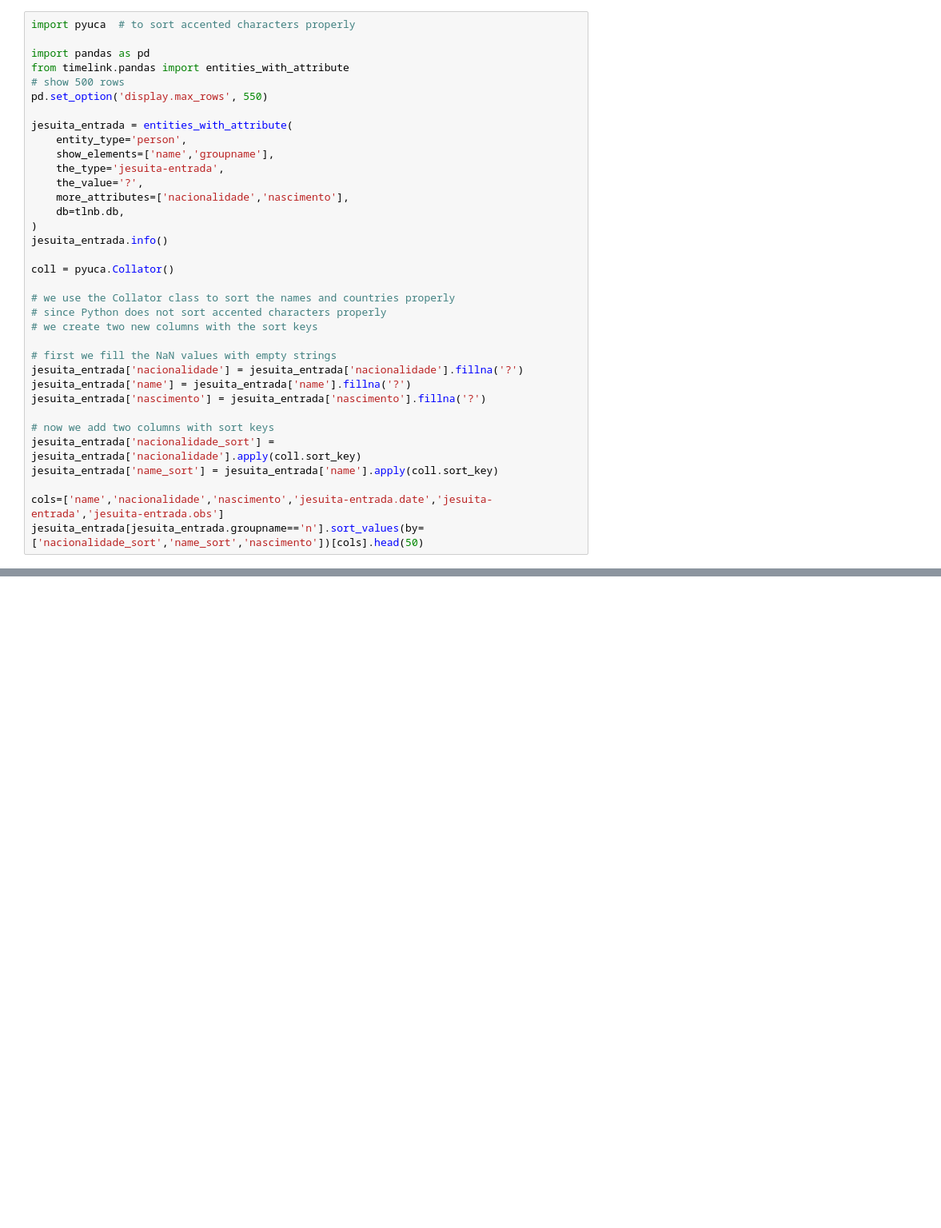
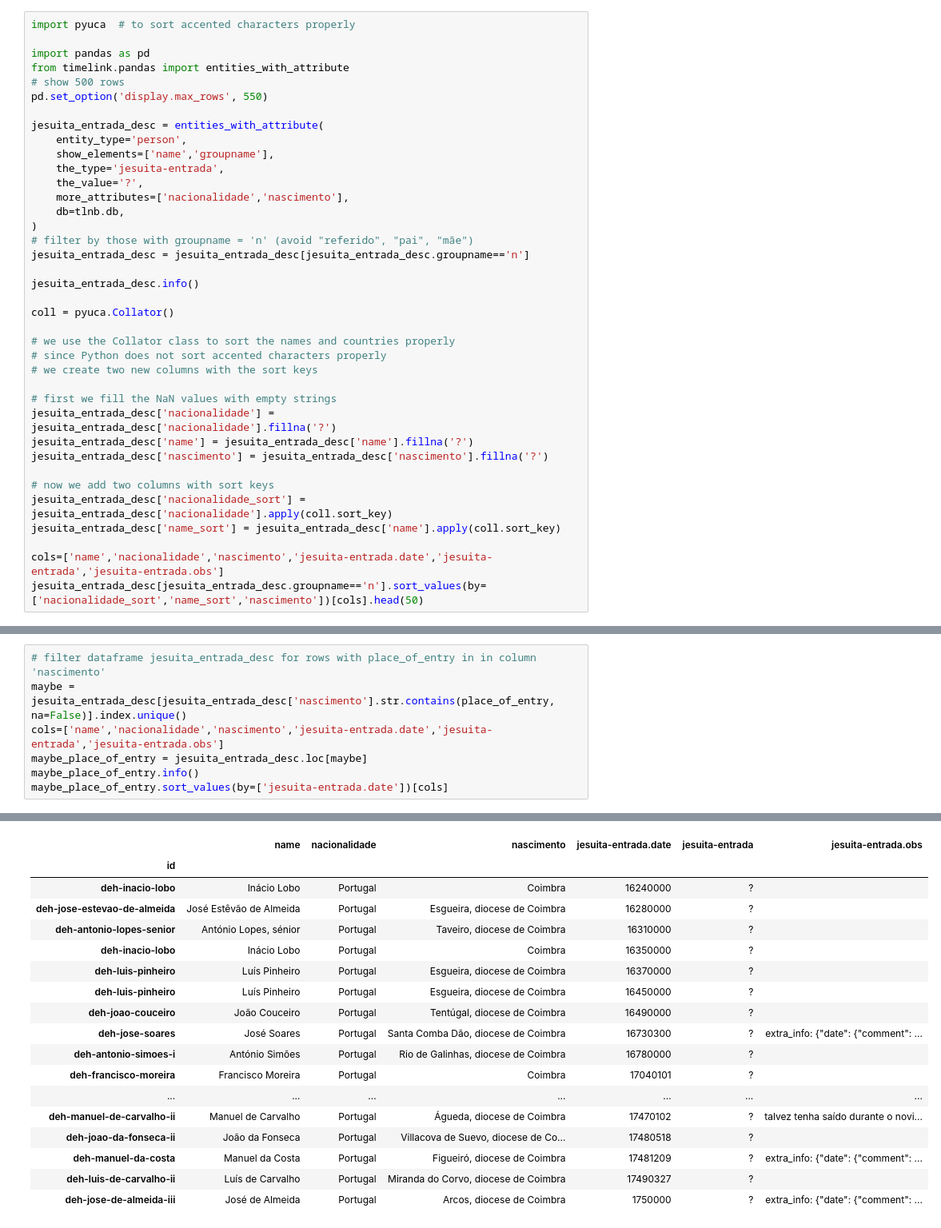
Before and after one commit to joaquimrcarvalho/dehergne-locations, a Jupyter notebook: notebooks/dehergne_analysis.ipynb, the cells around one changed output, grey strips where cells are left out. Shown at 80% size. Drawn from its saved outputs; the diff is of its cells as text; blank space fills up the shorter version.

```diff
--- a/notebooks/dehergne_analysis.ipynb
+++ b/notebooks/dehergne_analysis.ipynb
@@ -561,7 +577,7 @@ from timelink.pandas import entities_with_attribute
 # show 500 rows
 pd.set_option('display.max_rows', 550)
 
-jesuita_entrada = entities_with_attribute(
+jesuita_entrada_desc = entities_with_attribute(
     entity_type='person',
     show_elements=['name','groupname'],
     the_type='jesuita-entrada',
@@ -569,7 +585,10 @@ jesuita_entrada = entities_with_attribute(
     more_attributes=['nacionalidade','nascimento'],
     db=tlnb.db,
 )
-jesuita_entrada.info()
+# filter by those with groupname = 'n' (avoid "referido", "pai", "mãe")
+jesuita_entrada_desc = jesuita_entrada_desc[jesuita_entrada_desc.groupname=='n']
+
+jesuita_entrada_desc.info()
 
 coll = pyuca.Collator()
 
@@ -578,15 +597,15 @@ coll = pyuca.Collator()
 # we create two new columns with the sort keys
 
 # first we fill the NaN values with empty strings
-jesuita_entrada['nacionalidade'] = jesuita_entrada['nacionalidade'].fillna('?')
-jesuita_entrada['name'] = jesuita_entrada['name'].fillna('?')
-jesuita_entrada['nascimento'] = jesuita_entrada['nascimento'].fillna('?')
+jesuita_entrada_desc['nacionalidade'] = jesuita_entrada_desc['nacionalidade'].fillna('?')
+jesuita_entrada_desc['name'] = jesuita_entrada_desc['name'].fillna('?')
+jesuita_entrada_desc['nascimento'] = jesuita_entrada_desc['nascimento'].fillna('?')
 
 # now we add two columns with sort keys
-jesuita_entrada['nacionalidade_sort'] = jesuita_entrada['nacionalidade'].apply(coll.sort_key)
-jesuita_entrada['name_sort'] = jesuita_entrada['name'].apply(coll.sort_key)
+jesuita_entrada_desc['nacionalidade_sort'] = jesuita_entrada_desc['nacionalidade'].apply(coll.sort_key)
+jesuita_entrada_desc['name_sort'] = jesuita_entrada_desc['name'].apply(coll.sort_key)
 
 cols=['name','nacionalidade','nascimento','jesuita-entrada.date','jesuita-entrada','jesuita-entrada.obs']
-jesuita_entrada[jesuita_entrada.groupname=='n'].sort_values(by=['nacionalidade_sort','name_sort','nascimento'])[cols].head(50)
+jesuita_entrada_desc[jesuita_entrada_desc.groupname=='n'].sort_values(by=['nacionalidade_sort','name_sort','nascimento'])[cols].head(50)
 # %% [output]
 <class 'pandas.core.frame.DataFrame'>
@@ -719,0 +821,8 @@ tlnb.db.export_as_kleio(jesuita_entrada_coimbra_embarque.index.unique(), "jesuit
+# %%
+# filter dataframe jesuita_entrada_desc for rows with place_of_entry in in column 'nascimento'
+maybe = jesuita_entrada_desc[jesuita_entrada_desc['nascimento'].str.contains(place_of_entry, na=False)].index.unique()
+cols=['name','nacionalidade','nascimento','jesuita-entrada.date','jesuita-entrada','jesuita-entrada.obs']
+maybe_place_of_entry = jesuita_entrada_desc.loc[maybe]
+maybe_place_of_entry.info()
+maybe_place_of_entry.sort_values(by=['jesuita-entrada.date'])[cols]
+# %% [output]
@@ -719,0 +846,18 @@ tlnb.db.export_as_kleio(jesuita_entrada_coimbra_embarque.index.unique(), "jesuit
+|  | name | nacionalidade | nascimento | jesuita-entrada.date | jesuita-entrada | jesuita-entrada.obs |
+| id |  |  |  |  |  |  |
+| deh-inacio-lobo | Inácio Lobo | Portugal | Coimbra | 16240000 | ? |  |
+| deh-jose-estevao-de-almeida | José Estêvão de Almeida | Portugal | Esgueira, diocese de Coimbra | 16280000 | ? |  |
+| deh-antonio-lopes-senior | António Lopes, sénior | Portugal | Taveiro, diocese de Coimbra | 16310000 | ? |  |
+| deh-inacio-lobo | Inácio Lobo | Portugal | Coimbra | 16350000 | ? |  |
+| deh-luis-pinheiro | Luís Pinheiro | Portugal | Esgueira, diocese de Coimbra | 16370000 | ? |  |
+| deh-luis-pinheiro | Luís Pinheiro | Portugal | Esgueira, diocese de Coimbra | 16450000 | ? |  |
+| deh-joao-couceiro | João Couceiro | Portugal | Tentúgal, diocese de Coimbra | 16490000 | ? |  |
+| deh-jose-soares | José Soares | Portugal | Santa Comba Dão, diocese de Coimbra | 16730300 | ? | extra_info: {"date": {"comment": ... |
+| deh-antonio-simoes-i | António Simões | Portugal | Rio de Galinhas, diocese de Coimbra | 16780000 | ? |  |
+| deh-francisco-moreira | Francisco Moreira | Portugal | Coimbra | 17040101 | ? |  |
+| ... | ... | ... | ... | ... | ... | ... |
+| deh-manuel-de-carvalho-ii | Manuel de Carvalho | Portugal | Águeda, diocese de Coimbra | 17470102 | ? | talvez tenha saído durante o novi... |
+| deh-joao-da-fonseca-ii | João da Fonseca | Portugal | Villacova de Suevo, diocese de Co... | 17480518 | ? |  |
+| deh-manuel-da-costa | Manuel da Costa | Portugal | Figueiró, diocese de Coimbra | 17481209 | ? | extra_info: {"date": {"comment": ... |
+| deh-luis-de-carvalho-ii | Luís de Carvalho | Portugal | Miranda do Corvo, diocese de Coimbra | 17490327 | ? |  |
+| deh-jose-de-almeida-iii | José de Almeida | Portugal | Arcos, diocese de Coimbra | 1750000 | ? | extra_info: {"date": {"comment": ... |
```
Also changed, not shown: parts of 51 cells of this notebook, 15 other files.
